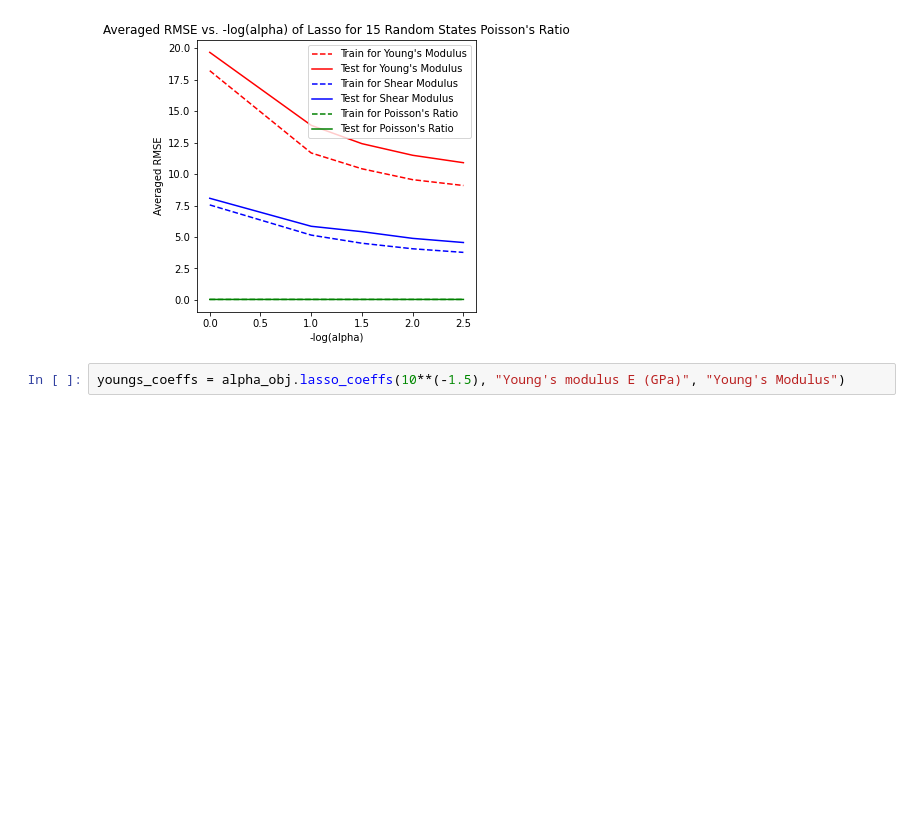
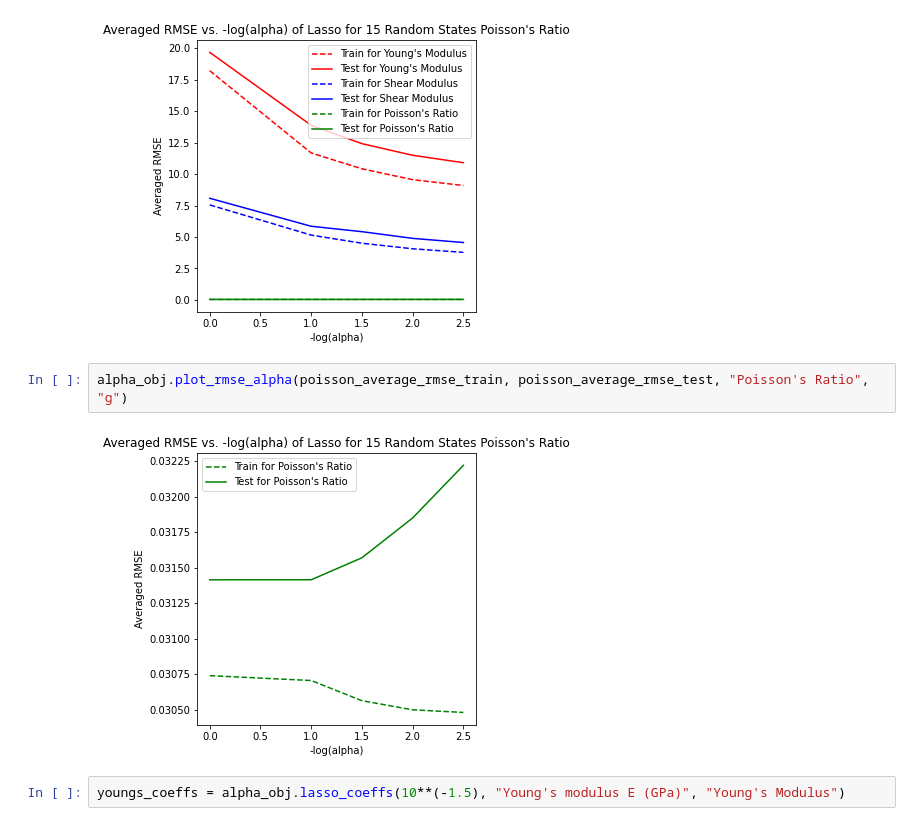
Before and after one commit to zachang890/ML_Research---Glass, a Jupyter notebook: lasso_feature_select_wk5-6.ipynb, the cells around one changed output. Cells and saved outputs as stored; diff of their text form; blank space fills up the shorter version.

```diff
--- a/lasso_feature_select_wk5-6.ipynb
+++ b/lasso_feature_select_wk5-6.ipynb
@@ -128,6 +128,10 @@ alpha_obj.plot_rmse_alpha(poisson_average_rmse_train, poisson_average_rmse_test,
 #1.0
 # %% [output]
 [figure]
+# %%
+alpha_obj.plot_rmse_alpha(poisson_average_rmse_train, poisson_average_rmse_test, "Poisson's Ratio", "g")
+# %% [output]
+[figure, added]
 # %%
 youngs_coeffs = alpha_obj.lasso_coeffs(10**(-1.5), "Young's modulus E (GPa)", "Young's Modulus")
 # %% [output]
```
Also changed, not shown: parts of 4 cells of this notebook, 7 other files.
